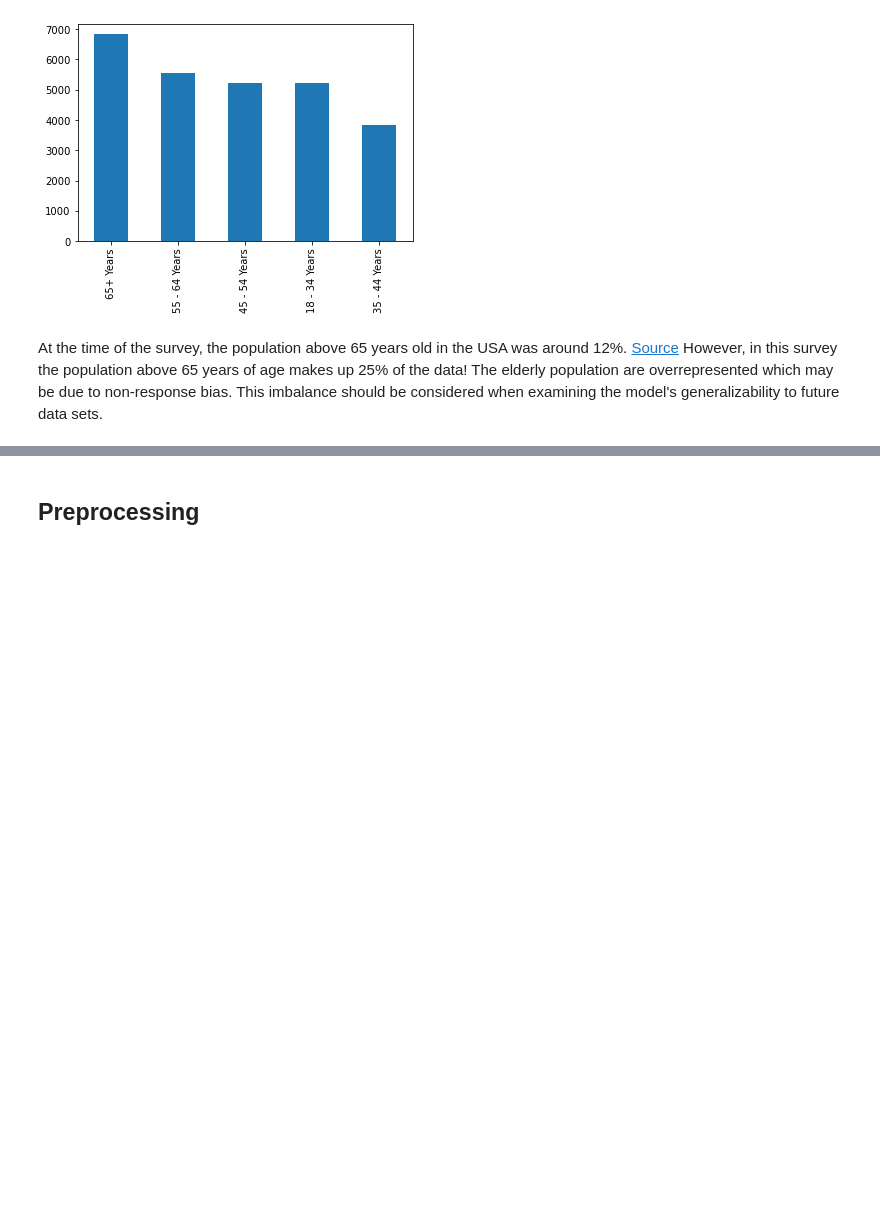
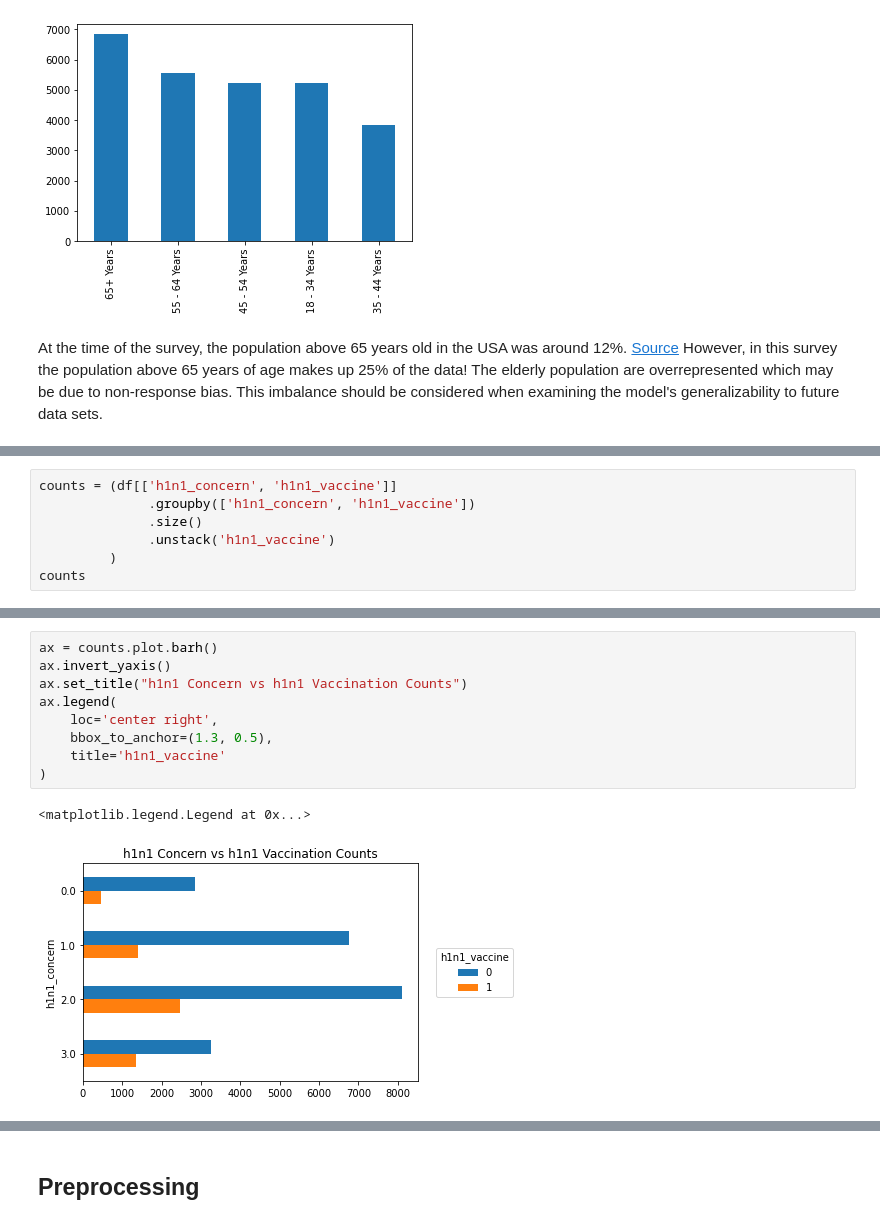
Before and after one commit to henryshin15/Phase_3_Project, a Jupyter notebook: Main_Notebook.ipynb, the cells around one changed output, grey strips where cells are left out. Saved outputs shown, nothing was run; the diff lists cells and outputs as text; blank space fills up the shorter version.

```diff
--- a/Main_Notebook.ipynb
+++ b/Main_Notebook.ipynb
@@ -154,0 +157,7 @@ At the time of the survey, the population above 65 years old in the USA was arou
+# %%
+counts = (df[['h1n1_concern', 'h1n1_vaccine']]
+              .groupby(['h1n1_concern', 'h1n1_vaccine'])
+              .size()
+              .unstack('h1n1_vaccine')
+         )
+counts
@@ -154,0 +171,12 @@ At the time of the survey, the population above 65 years old in the USA was arou
+# %%
+ax = counts.plot.barh()
+ax.invert_yaxis()
+ax.set_title("h1n1 Concern vs h1n1 Vaccination Counts")
+ax.legend(
+    loc='center right',
+    bbox_to_anchor=(1.3, 0.5),
+    title='h1n1_vaccine'
+)
+# %% [output]
+<matplotlib.legend.Legend at 0x...>
+[figure, added]
```
Also changed, not shown: parts of 14 cells of this notebook.
